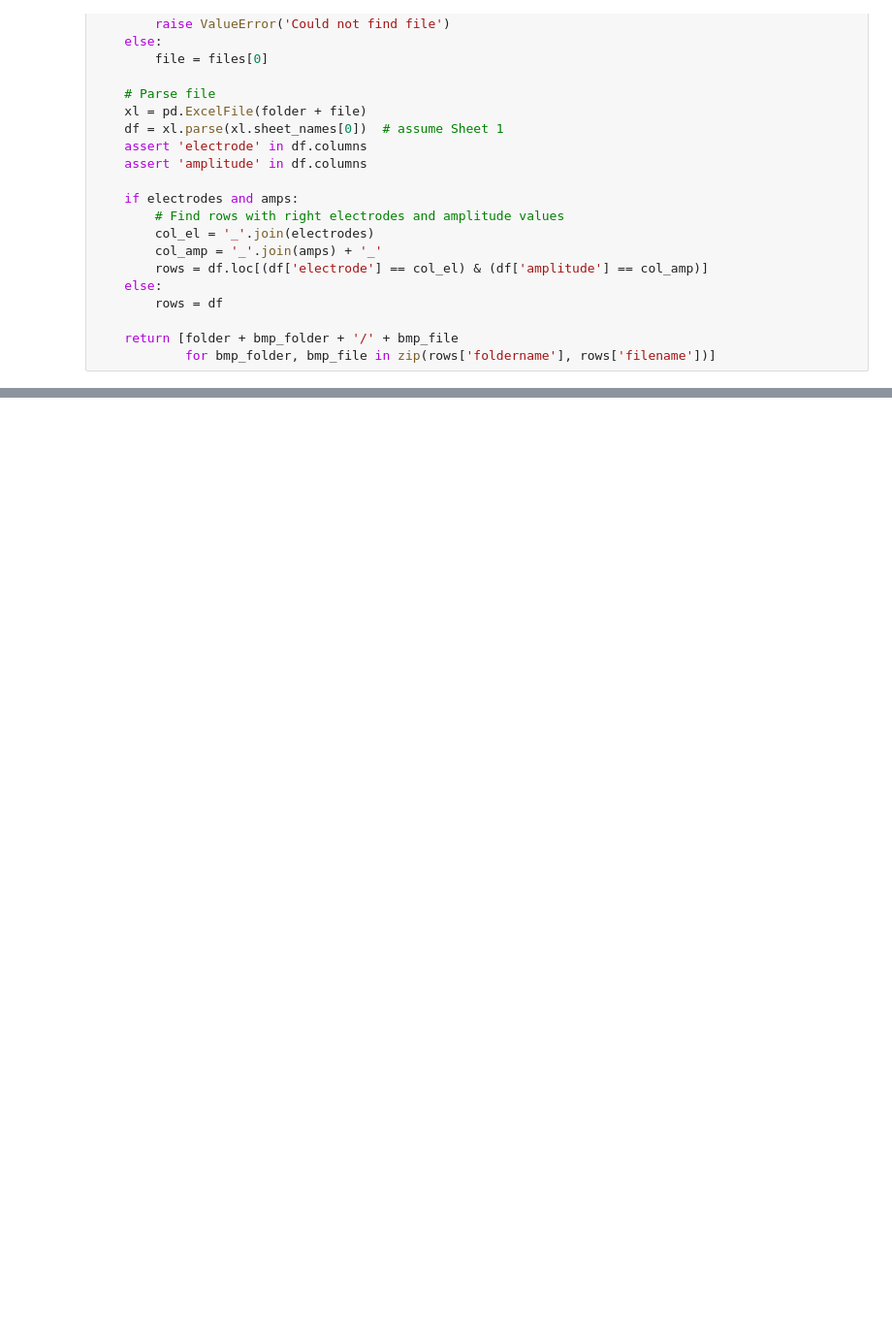
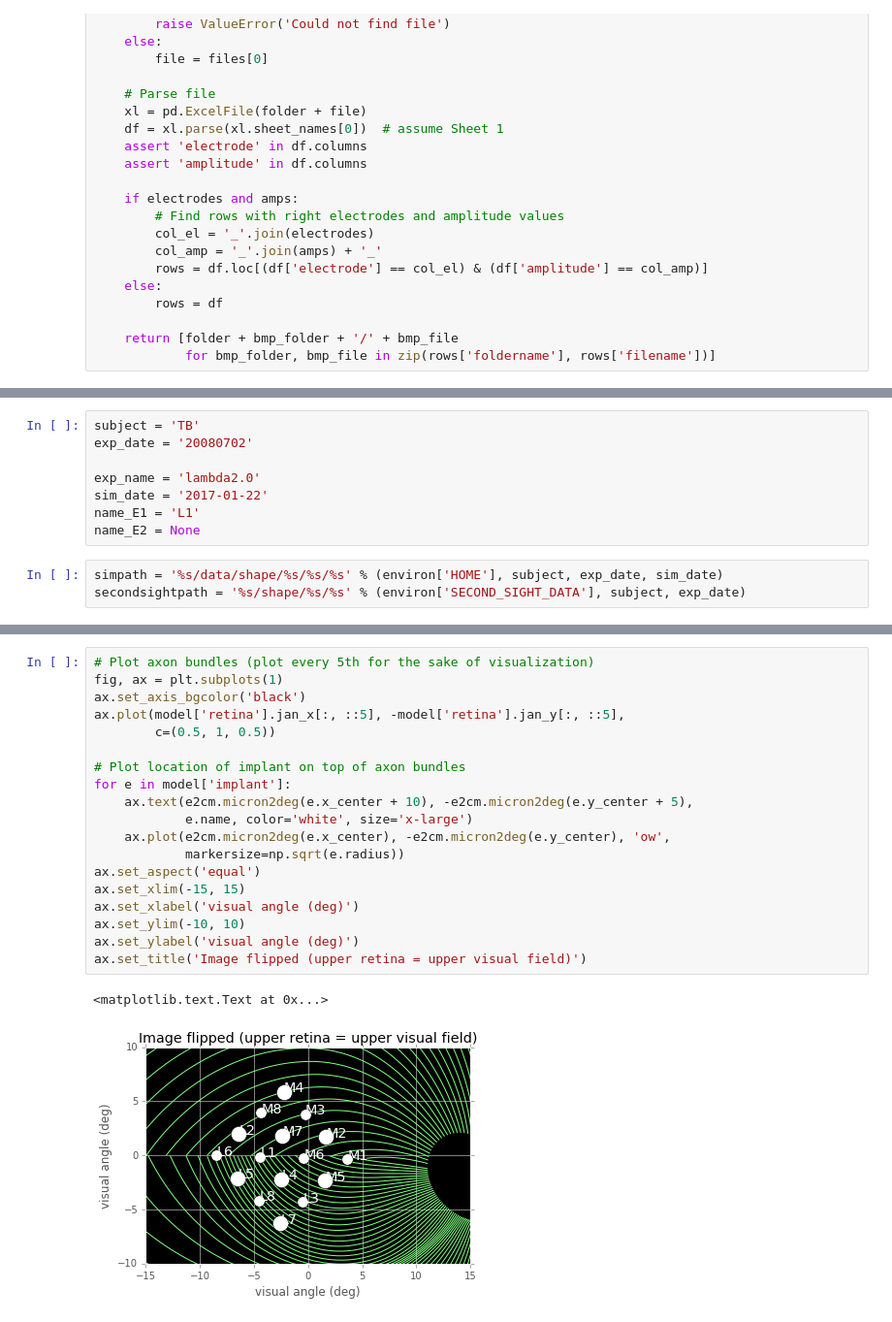
Before and after one commit to mbeyeler/pulse2percept, a Jupyter notebook: examples/notebooks/1.5-mb-exp-shape-analyze.ipynb, the cells around one changed output, grey strips where cells are left out. Shown: that part at 97% size. Cells and saved outputs as stored; diff of their text form; blank space fills up the shorter version.

```diff
--- a/examples/notebooks/1.5-mb-exp-shape-analyze.ipynb
+++ b/examples/notebooks/1.5-mb-exp-shape-analyze.ipynb
@@ -279,0 +133,11 @@ print(v)
+# %%
+subject = 'TB'
+exp_date = '20080702'
+
+exp_name = 'lambda2.0'
+sim_date = '2017-01-22'
+name_E1 = 'L1'
+name_E2 = None
+# %%
+simpath = '%s/data/shape/%s/%s/%s' % (environ['HOME'], subject, exp_date, sim_date)
+secondsightpath = '%s/shape/%s/%s' % (environ['SECOND_SIGHT_DATA'], subject, exp_date)
@@ -279,0 +211,22 @@ print(v)
+# %%
+# Plot axon bundles (plot every 5th for the sake of visualization)
+fig, ax = plt.subplots(1)
+ax.set_axis_bgcolor('black')
+ax.plot(model['retina'].jan_x[:, ::5], -model['retina'].jan_y[:, ::5],
+        c=(0.5, 1, 0.5))
+
+# Plot location of implant on top of axon bundles
+for e in model['implant']:
+    ax.text(e2cm.micron2deg(e.x_center + 10), -e2cm.micron2deg(e.y_center + 5),
+            e.name, color='white', size='x-large')
+    ax.plot(e2cm.micron2deg(e.x_center), -e2cm.micron2deg(e.y_center), 'ow',
+            markersize=np.sqrt(e.radius))
+ax.set_aspect('equal')
+ax.set_xlim(-15, 15)
+ax.set_xlabel('visual angle (deg)')
+ax.set_ylim(-10, 10)
+ax.set_ylabel('visual angle (deg)')
+ax.set_title('Image flipped (upper retina = upper visual field)')
+# %% [output]
+<matplotlib.text.Text at 0x...>
+[figure, added]
```
Also changed, not shown: parts of 32 cells of this notebook, 5 other files.
